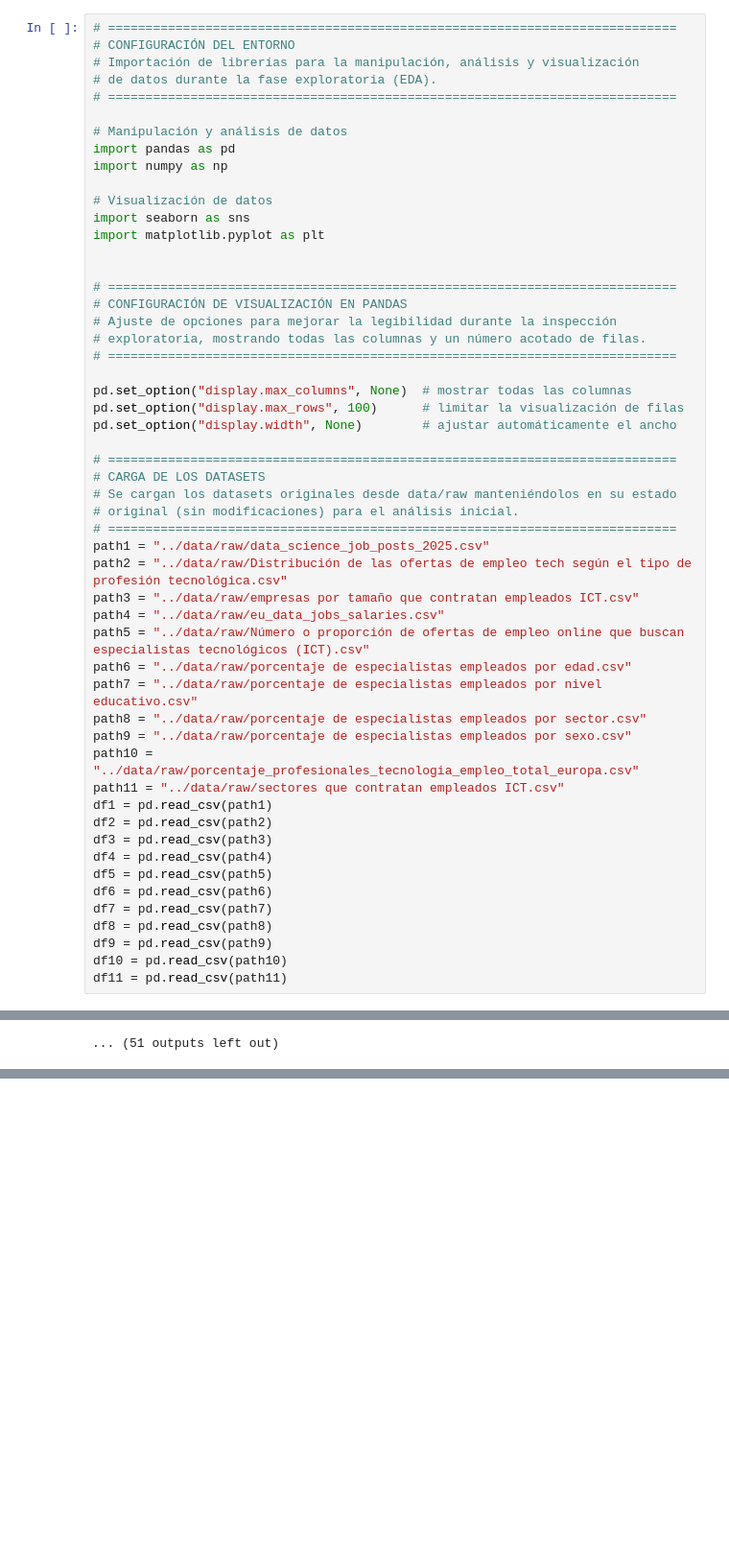
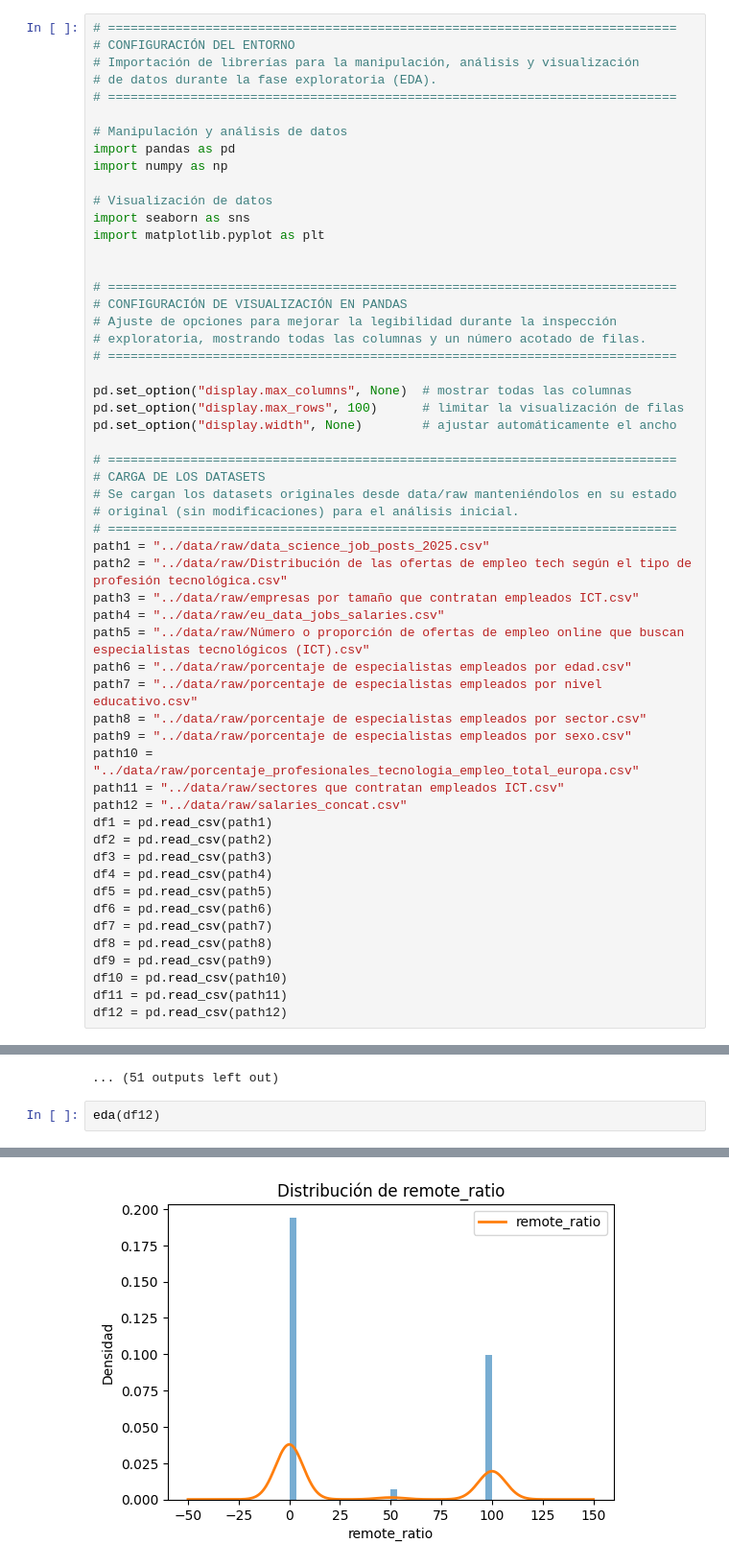
Before and after one commit to camilalopezmrt/proyecto-da-promo-64-modulo-4-powerbi-team-3, a Jupyter notebook: notebooks/01_eda.ipynb, the cells around one changed output, grey strips where cells are left out. Shown at 96% size. Cells and saved outputs as stored; diff of their text form; blank space fills up the shorter version.

```diff
--- a/notebooks/01_eda.ipynb
+++ b/notebooks/01_eda.ipynb
@@ -46,6 +46,7 @@ path8 = "../data/raw/porcentaje de especialistas empleados por sector.csv"
 path9 = "../data/raw/porcentaje de especialistas empleados por sexo.csv"
 path10 = "../data/raw/porcentaje_profesionales_tecnologia_empleo_total_europa.csv"
 path11 = "../data/raw/sectores que contratan empleados ICT.csv"
+path12 = "../data/raw/salaries_concat.csv"
 df1 = pd.read_csv(path1)
 df2 = pd.read_csv(path2)
 df3 = pd.read_csv(path3)
@@ -57,6 +58,7 @@ df8 = pd.read_csv(path8)
 df9 = pd.read_csv(path9)
 df10 = pd.read_csv(path10)
 df11 = pd.read_csv(path11)
+df12 = pd.read_csv(path12)
 # %%
 # ============================================================================
 # VISUALIZACIÓN DE LOS DATASETS
@@ -1337,3 +1329,6 @@ Data columns (total 23 columns):
 | NaN | 99.19 | 22992 |
 | confidential | 0.81 | 188 |
 ... (51 outputs left out)
+# %%
+eda(df12)
+# %% [output]
@@ -1339,0 +1386 @@ Data columns (total 23 columns):
+[figure, added]
```
Also changed, not shown: parts of 2 cells of this notebook.
